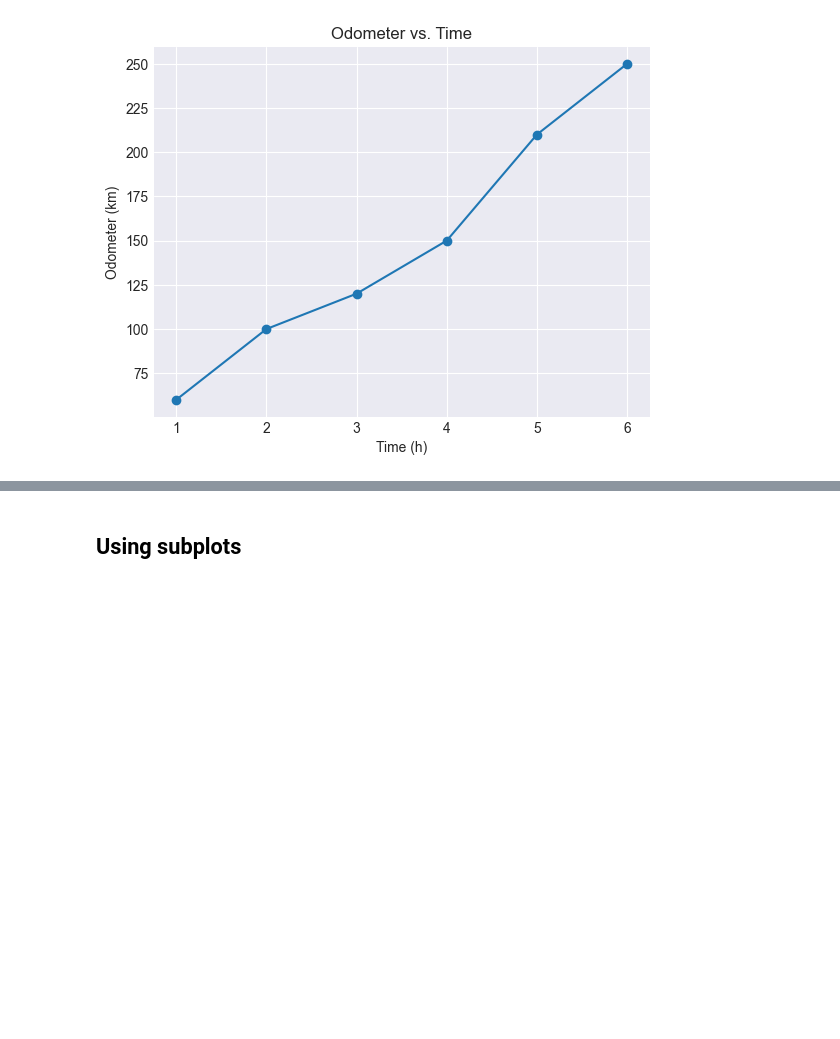
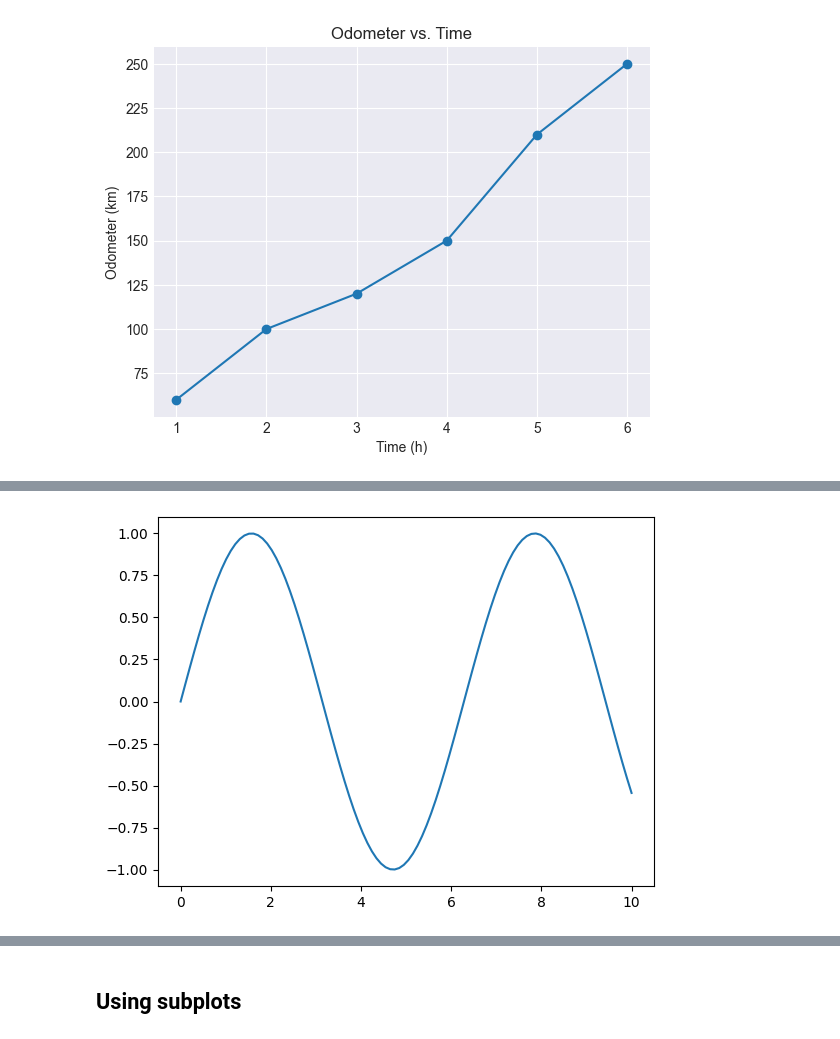
Before and after one commit to jarix/Python_Snippets, a Jupyter notebook: matplotlib_101.ipynb, the cells around one changed output, grey strips where cells are left out. Saved outputs shown, nothing was run; the diff lists cells and outputs as text; code cells hidden in the pictures; blank space fills up the shorter version.

```diff
--- a/matplotlib_101.ipynb
+++ b/matplotlib_101.ipynb
@@ -61,0 +71,11 @@ plt.show()
+# %%
+# Add a single plot
+x = np.linspace(0, 10, 100)
+y = np.sin(x)
+
+fig = plt.figure()
+ax = plt.axes()
+ax.plot(x, y)
+plt.show()
+# %% [output]
+[figure, added]
```
Also changed, not shown: parts of 6 cells of this notebook, 2 other files.
